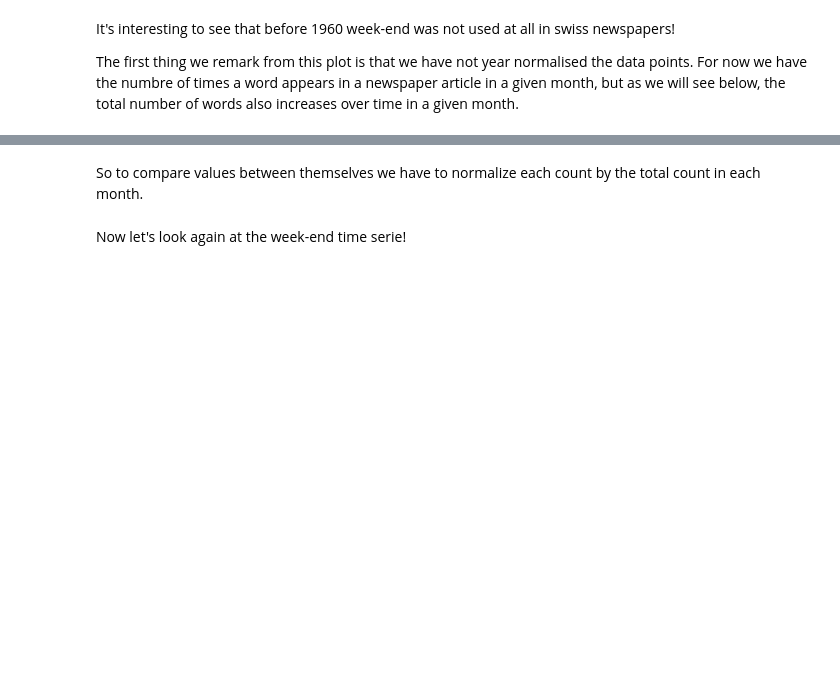
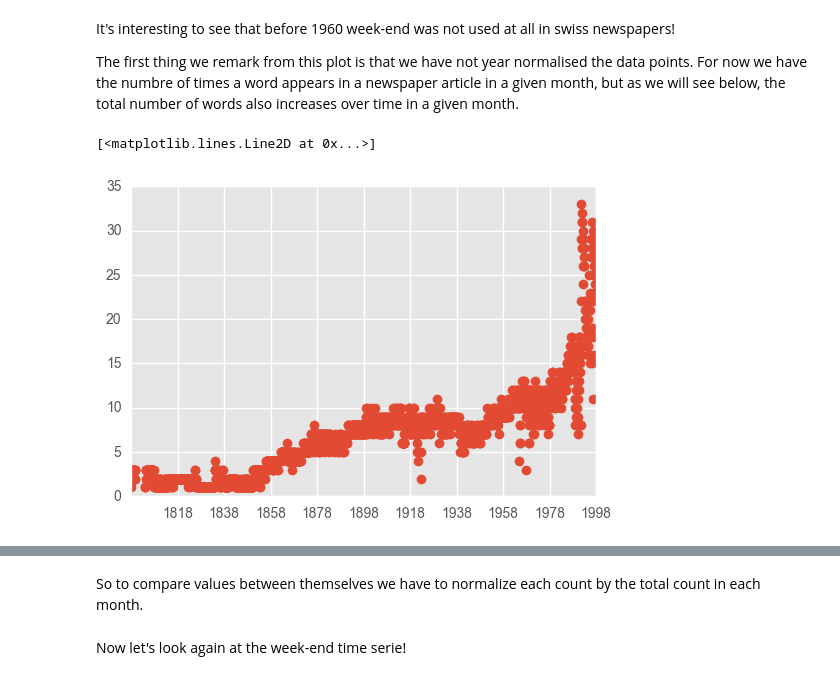
Before and after one commit to ThomVett/Project_ADA, a Jupyter notebook: 4_First Visualisations .ipynb, the cells around one changed output, grey strips where cells are left out. Drawn from its saved outputs; the diff is of its cells as text; code cells hidden in the pictures; blank space fills up the shorter version.

```diff
--- a/4_First Visualisations .ipynb
+++ b/4_First Visualisations .ipynb
@@ -62,3 +66,8 @@ plt.plot_date(yearIndex,wordCountYear['week-end'].values)
 It's interesting to see that before 1960 week-end was not used at all in swiss newspapers!
 
 The first thing we remark from this plot is that we have not year normalised the data points. For now we have the numbre of times a word appears in a newspaper article in a given month, but as we will see below, the total number of words also increases over time in a given month.
+# %%
+plt.plot_date(yearIndex,wordCountYear[wordCountYear>0].min(axis=1).values)
+# %% [output]
+[<matplotlib.lines.Line2D at 0x...>]
+[figure, added]
```
Also changed, not shown: parts of 11 cells of this notebook, 2 other files.
